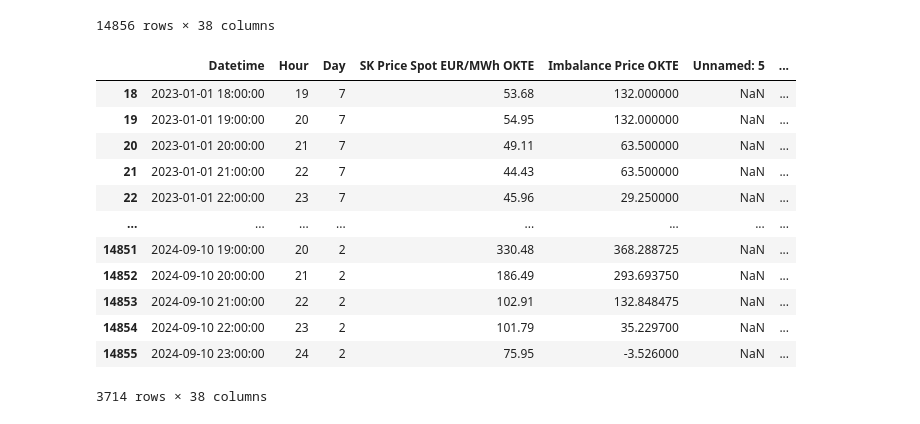
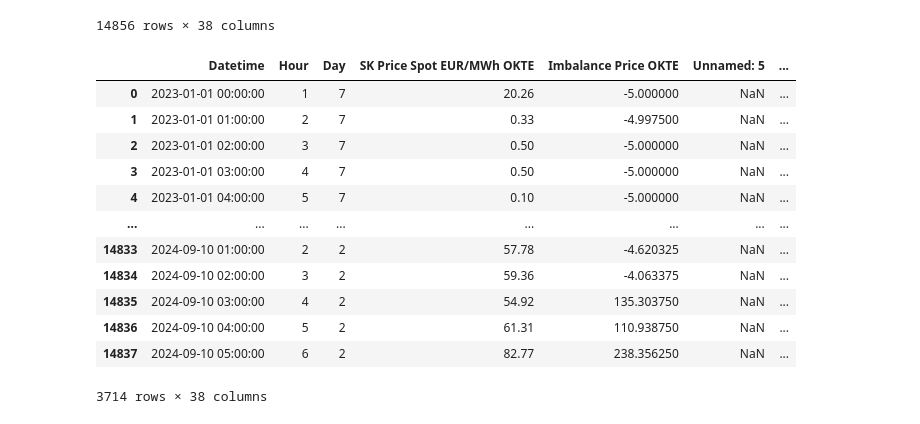
Before and after one commit to tomektom10/dataScienceBootCamp, a Jupyter notebook: okreslenia_wplywu_malo_zmienncyh_19_24.ipynb, the cells around one changed output. Cells and saved outputs as stored; diff of their text form; code cells hidden in the pictures.

```diff
--- a/okreslenia_wplywu_malo_zmienncyh_19_24.ipynb
+++ b/okreslenia_wplywu_malo_zmienncyh_19_24.ipynb
@@ -51,23 +51,23 @@ df
 | 14855 | 2024-09-10 23:00:00 | 24 | 2 | 75.95 | -3.526000 | NaN | ... |
 14856 rows × 38 columns
 # %%
-godziny_nocne = df[(df['Hour'] >= 19) & (df['Hour'] <= 24)]
+godziny_nocne = df[(df['Hour'] >= 1) & (df['Hour'] <= 6)]
 
 # Wyświetlamy wynik
 godziny_nocne
 # %% [output]
 |  | Datetime | Hour | Day | SK Price Spot EUR/MWh OKTE | Imbalance Price OKTE | Unnamed: 5 | ... |
-| 18 | 2023-01-01 18:00:00 | 19 | 7 | 53.68 | 132.000000 | NaN | ... |
-| 19 | 2023-01-01 19:00:00 | 20 | 7 | 54.95 | 132.000000 | NaN | ... |
-| 20 | 2023-01-01 20:00:00 | 21 | 7 | 49.11 | 63.500000 | NaN | ... |
-| 21 | 2023-01-01 21:00:00 | 22 | 7 | 44.43 | 63.500000 | NaN | ... |
-| 22 | 2023-01-01 22:00:00 | 23 | 7 | 45.96 | 29.250000 | NaN | ... |
+| 0 | 2023-01-01 00:00:00 | 1 | 7 | 20.26 | -5.000000 | NaN | ... |
+| 1 | 2023-01-01 01:00:00 | 2 | 7 | 0.33 | -4.997500 | NaN | ... |
+| 2 | 2023-01-01 02:00:00 | 3 | 7 | 0.50 | -5.000000 | NaN | ... |
+| 3 | 2023-01-01 03:00:00 | 4 | 7 | 0.50 | -5.000000 | NaN | ... |
+| 4 | 2023-01-01 04:00:00 | 5 | 7 | 0.10 | -5.000000 | NaN | ... |
 | ... | ... | ... | ... | ... | ... | ... | ... |
-| 14851 | 2024-09-10 19:00:00 | 20 | 2 | 330.48 | 368.288725 | NaN | ... |
-| 14852 | 2024-09-10 20:00:00 | 21 | 2 | 186.49 | 293.693750 | NaN | ... |
-| 14853 | 2024-09-10 21:00:00 | 22 | 2 | 102.91 | 132.848475 | NaN | ... |
-| 14854 | 2024-09-10 22:00:00 | 23 | 2 | 101.79 | 35.229700 | NaN | ... |
-| 14855 | 2024-09-10 23:00:00 | 24 | 2 | 75.95 | -3.526000 | NaN | ... |
+| 14833 | 2024-09-10 01:00:00 | 2 | 2 | 57.78 | -4.620325 | NaN | ... |
+| 14834 | 2024-09-10 02:00:00 | 3 | 2 | 59.36 | -4.063375 | NaN | ... |
+| 14835 | 2024-09-10 03:00:00 | 4 | 2 | 54.92 | 135.303750 | NaN | ... |
+| 14836 | 2024-09-10 04:00:00 | 5 | 2 | 61.31 | 110.938750 | NaN | ... |
+| 14837 | 2024-09-10 05:00:00 | 6 | 2 | 82.77 | 238.356250 | NaN | ... |
 3714 rows × 38 columns
 # %%
 print(X_train.dtypes)
```
Also changed, not shown: parts of 2 cells of this notebook.
